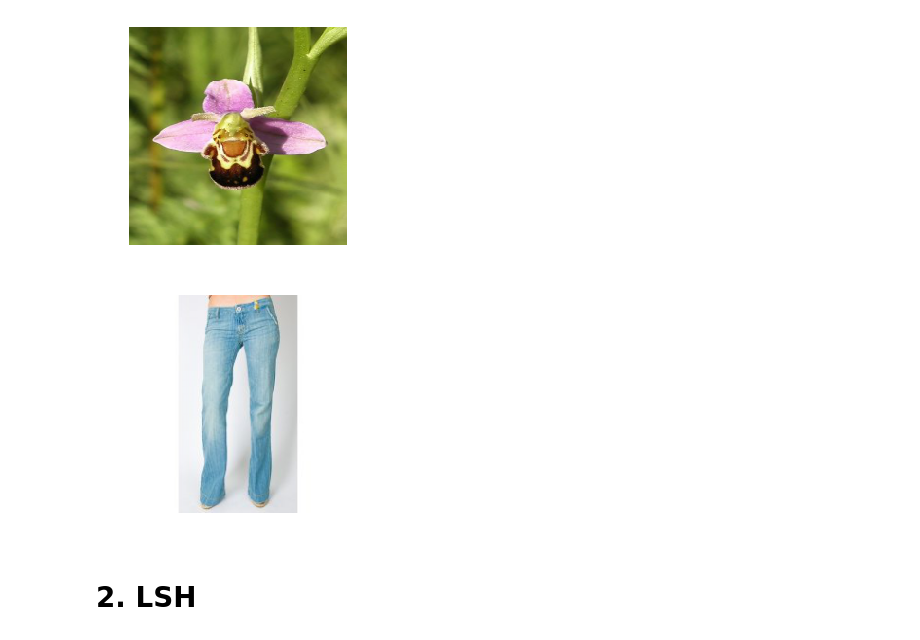
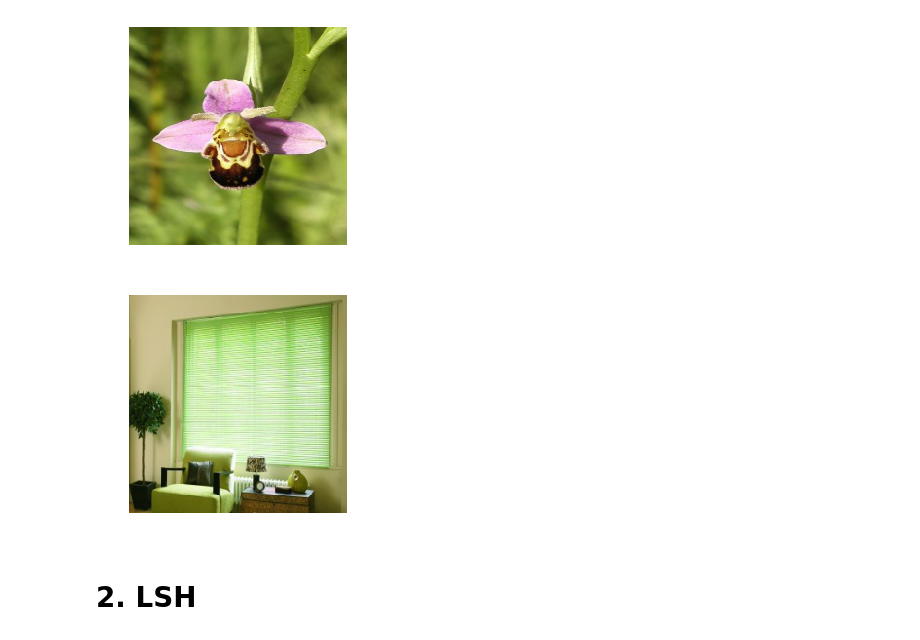
Before and after one commit to davidtag/cs166-project, a Jupyter notebook: Experiment_Starter.ipynb, the cells around one changed output. Saved outputs shown, nothing was run; the diff lists cells and outputs as text; code cells hidden in the pictures.

```diff
--- a/Experiment_Starter.ipynb
+++ b/Experiment_Starter.ipynb
@@ -47,11 +47,11 @@ IMSIZE        = (224, 224)
 queries = dataset(FILE_FEATURES,PATH_IMGS,IMSIZE,normalize=True,fname_offt=FNAME_OFFSET)
 Q = queries.X
 # %%
-q_index = 245
+q_index = 166
 q = copy.deepcopy(Q[:,q_index:q_index+1])
 queries.plt_img(q_index)
 # %% [output]
-[figure, old version]
+[figure, new version]
 # %% [markdown]
 # 2. LSH
 # %%
```
Also changed, not shown: parts of 8 cells of this notebook.
